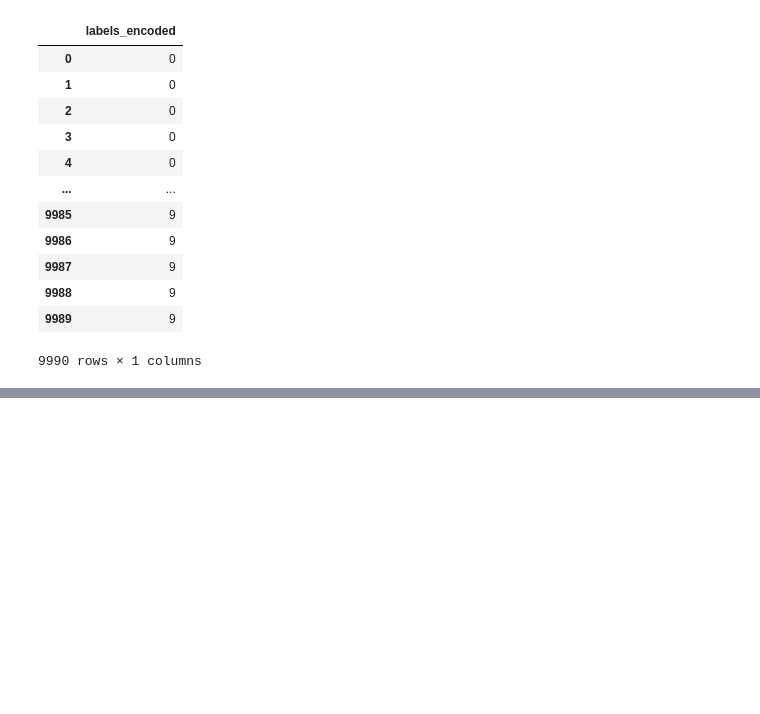
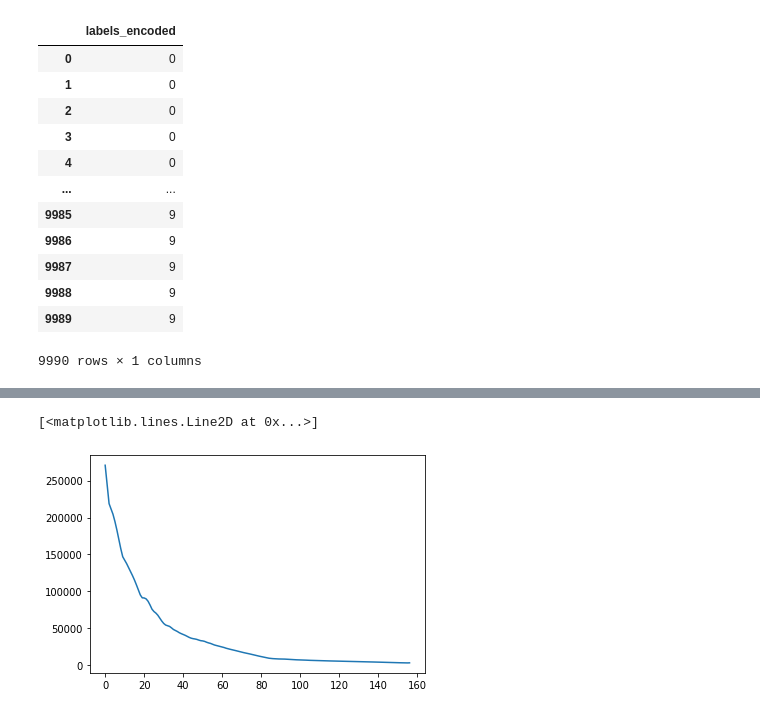
Before and after one commit to kalp121212/DS303_Project, a Jupyter notebook: GTZAN.ipynb, the cells around one changed output, grey strips where cells are left out. Cells and saved outputs as stored; diff of their text form; code cells hidden in the pictures; blank space fills up the shorter version.

```diff
--- a/GTZAN.ipynb
+++ b/GTZAN.ipynb
@@ -81,0 +185,5 @@ print(x_train.shape)
+# %%
+plt.plot(history.history['loss'])
+# %% [output]
+[<matplotlib.lines.Line2D at 0x...>]
+[figure, added]
```
Also changed, not shown: parts of 20 cells of this notebook.
